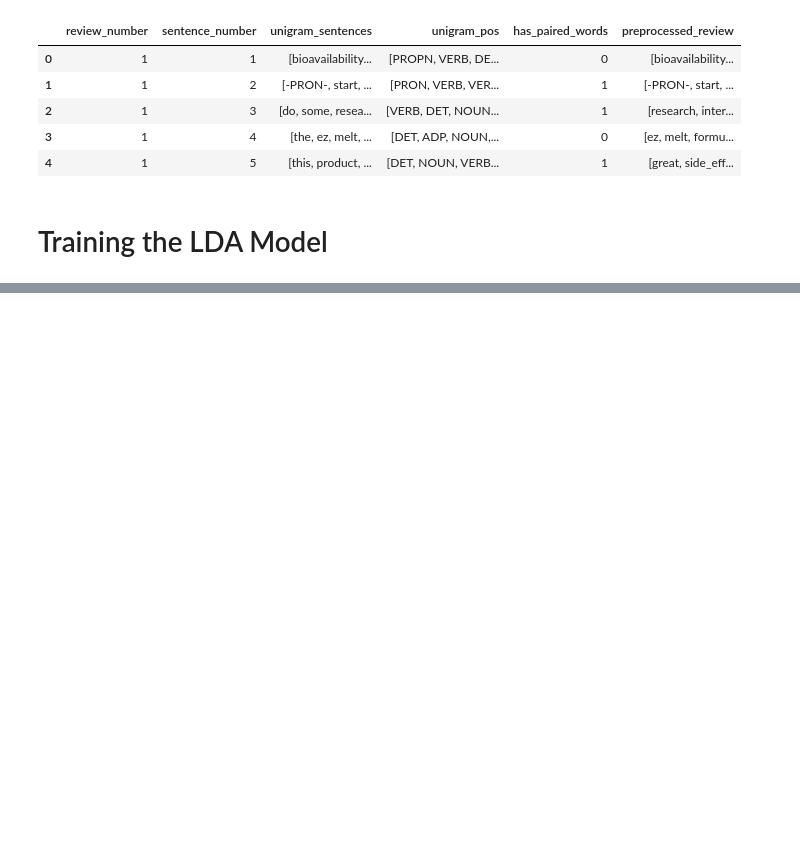
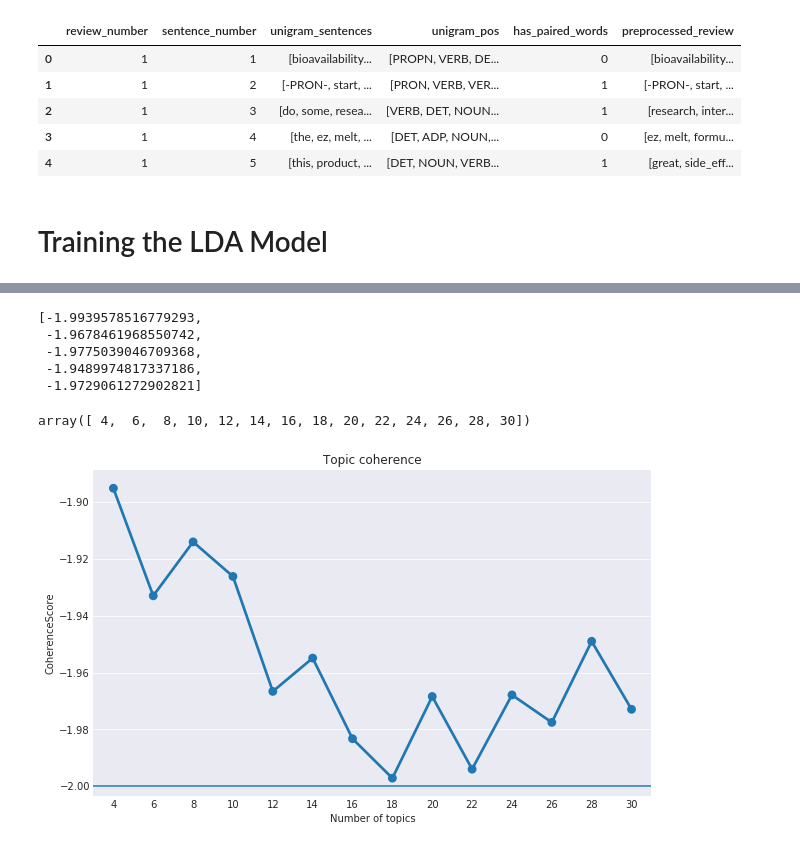
Before and after one commit to kunal-kotian/shopsmart, a Jupyter notebook: Notebooks/kk_topic_modeling_v1.ipynb, the cells around one changed output, grey strips where cells are left out. Saved outputs shown, nothing was run; the diff lists cells and outputs as text; code cells hidden in the pictures; blank space fills up the shorter version.

```diff
--- a/Notebooks/kk_topic_modeling_v1.ipynb
+++ b/Notebooks/kk_topic_modeling_v1.ipynb
@@ -1173,0 +1243,28 @@ coherenceList_umass
+# %%
+%%time
+
+# Set training parameters.
+num_topics_list = np.arange(22, 31, 2)
+
+chunksize = 5000    # number of docs processed at a time
+passes = 2
+iterations = 400
+eval_every = None    # change to 1 if you want to check for convergence
+eta = 0.01
+
+coherenceList_umass = []
+
+for num_topics in tqdm(num_topics_list):
+    # training the model
+    lda = LdaMulticore(bow_corpus, num_topics=num_topics, id2word=vocab_dictionary, chunksize=chunksize,
+                       passes=passes, eta=eta, eval_every=eval_every, iterations=iterations, random_state=42)
+    print('Trained LDA for {} topics...'.format(num_topics))
+    # performance metric
+    cm = CoherenceModel(model=lda, corpus=bow_corpus, dictionary=vocab_dictionary, coherence='u_mass')
+    coherenceList_umass.append(cm.get_coherence())
+    print('Calculated coherence score...: ', cm.get_coherence())
+    # visualization
+    vis = pyLDAvis.gensim.prepare(lda, bow_corpus, vocab_dictionary)
+    plot_fname = 'pyLDAvis_{}.html'.format(num_topics)
+    pyLDAvis.save_html(vis, plot_fname)
+    print('Saved html file: ', plot_fname)
@@ -1173,0 +1324,13 @@ coherenceList_umass
+# %%
+coherenceList_umass_22_to_30 = coherenceList_umass
+coherenceList_umass_22_to_30
+# %% [output]
+[-1.9939578516779293,
+ -1.9678461968550742,
+ -1.9775039046709368,
+ -1.9489974817337186,
+ -1.9729061272902821]
+# %%
+np.append(np.arange(4, 21, 2), np.arange(22, 31, 2))
+# %% [output]
+array([ 4,  6,  8, 10, 12, 14, 16, 18, 20, 22, 24, 26, 28, 30])
@@ -1173,0 +1341,14 @@ coherenceList_umass
+# %%
+coherenceList_umass_final = coherenceList_umass_4_to_20 + coherenceList_umass_22_to_30
+num_topics_list_final = np.append(np.arange(4, 21, 2), np.arange(22, 31, 2))
+
+plotData = pd.DataFrame({'Number of topics':num_topics_list_final,
+                         'CoherenceScore':coherenceList_umass_final})
+f,ax = plt.subplots(figsize=(10,6))
+sns.set_style("darkgrid")
+sns.pointplot(x='Number of topics',y= 'CoherenceScore',data=plotData)
+plt.axhline(y=-2)
+plt.title('Topic coherence')
+plt.savefig('Topic coherence plot.png')
+# %% [output]
+[figure, added]
```
Also changed, not shown: parts of 51 cells of this notebook.
